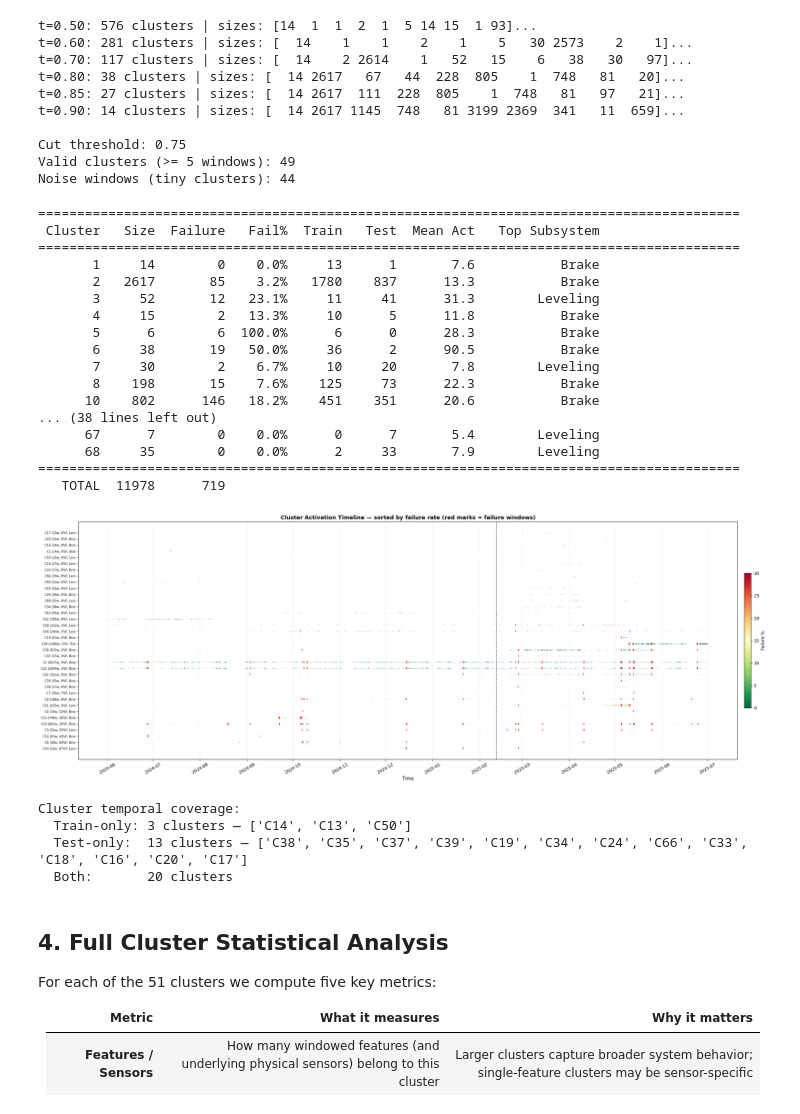
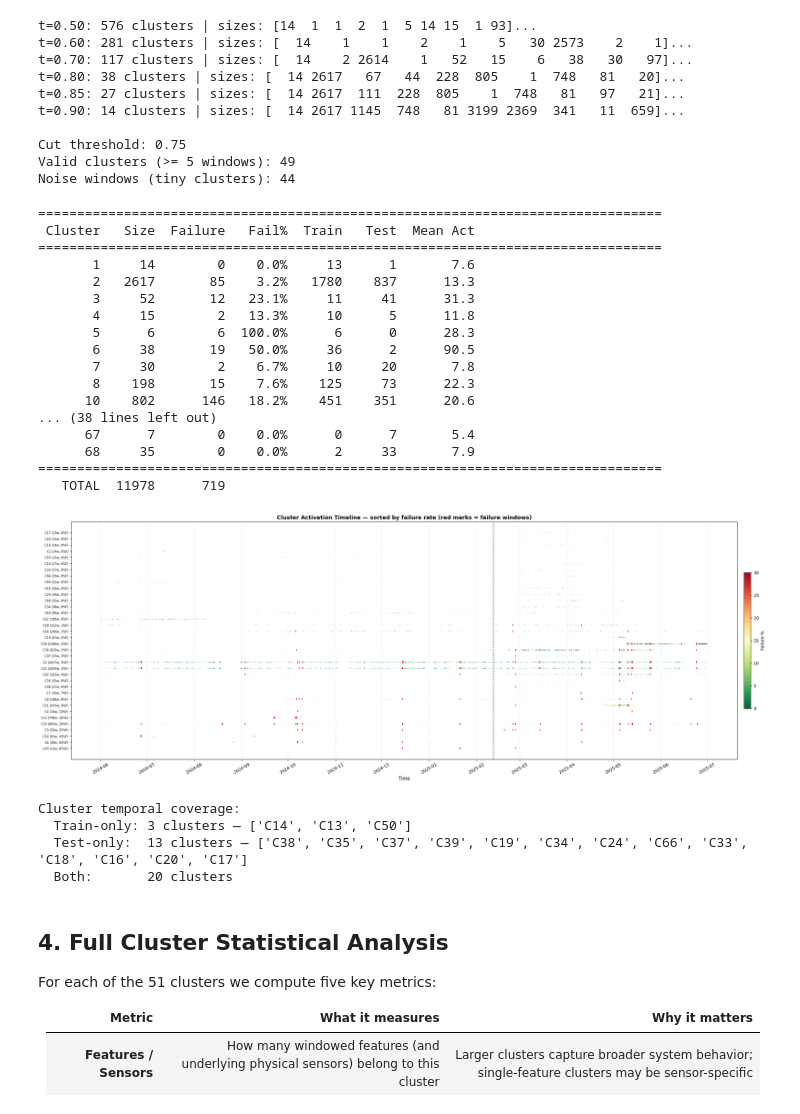
Before and after one commit to Emir515/Kurtulus-thesis, a Jupyter notebook: notebooks/04_anomaly_detection_cluster_analysis.ipynb, the cells around one changed output. Drawn from its saved outputs; the diff is of its cells as text; code cells hidden in the pictures.

```diff
--- a/notebooks/04_anomaly_detection_cluster_analysis.ipynb
+++ b/notebooks/04_anomaly_detection_cluster_analysis.ipynb
@@ -171,19 +171,7 @@ print(f'\nTop 30 most frequently activated features:')
 top30 = feat_freq.head(30)
 for f, count in top30.items():
     pct = count / len(anom_activations) * 100
-    sub = feat_subsystem[f]
-    print(f'  {f:55s} {sub:10s} {count:5d} ({pct:5.1f}%)')
-
-# Subsystem activation frequency
-print(f'\nActivation frequency by subsystem:')
-sub_activation = {}
-for sub in ['Brake', 'Leveling', 'APU', 'Traction', 'Context', 'Asset']:
-    sub_feats = [f for f in feature_cols if feat_subsystem[f] == sub]
-    if sub_feats:
-        mean_act = anom_activations[sub_feats].sum(axis=1).mean()
-        any_act = (anom_activations[sub_feats].sum(axis=1) > 0).mean()
-        sub_activation[sub] = {'n_features': len(sub_feats), 'mean_activated': mean_act, 'pct_windows_any': any_act * 100}
-        print(f'  {sub:10s}: {len(sub_feats):3d} features | mean activated per window: {mean_act:.1f} | present in {any_act*100:.1f}% of anomalous windows')
+    print(f'  {f:55s} {count:5d} ({pct:5.1f}%)')
 
 # Never-activated features
 never_activated = (feat_freq == 0).sum()
@@ -323,10 +311,10 @@ Cut threshold: 0.75
 Valid clusters (>= 5 windows): 49
 Noise windows (tiny clusters): 44
 # %%
-# â”€â”€ Cluster summary â”€â”€
-print(f'\n{"="*90}')
-print(f'{"Cluster":>8} {"Size":>6} {"Failure":>8} {"Fail%":>7} {"Train":>6} {"Test":>6} {"Mean Act":>9} {"Top Subsystem":>15}')
-print(f'{"="*90}')
+# ── Cluster summary ──
+print(f'\n{"="*80}')
+print(f'{"Cluster":>8} {"Size":>6} {"Failure":>8} {"Fail%":>7} {"Train":>6} {"Test":>6} {"Mean Act":>9}')
+print(f'{"="*80}')
 
 cluster_profiles = {}
 for cl in sorted(valid_clusters):
@@ -340,45 +328,33 @@ for cl in sorted(valid_clusters):
     n_test = (cl_meta['split'] == 'test').sum()
     mean_act = cl_meta['n_activated'].mean()
 
-    # Which subsystem dominates this cluster?
-    sub_acts = {}
-    for sub in ['Brake', 'Leveling', 'APU', 'Traction', 'Context', 'Asset']:
-        sub_feats = [f for f in active_feats if feat_subsystem[f] == sub]
-        if sub_feats:
-            sub_acts[sub] = cl_acts[sub_feats].sum().sum() / max(size, 1)
-    top_sub = max(sub_acts, key=sub_acts.get) if sub_acts else 'Unknown'
-
-    # Store profile: mean activation per feature
-    profile = cl_acts.mean()
     cluster_profiles[cl] = {
         'size': size, 'n_fail': n_fail, 'fail_pct': n_fail / size * 100,
         'n_train': n_train, 'n_test': n_test, 'mean_activated': mean_act,
-        'top_subsystem': top_sub, 'profile': profile,
-        'sub_activations': sub_acts,
     }
 
-    print(f'{cl:>8} {size:>6} {n_fail:>8} {n_fail/size*100:>6.1f}% {n_train:>6} {n_test:>6} {mean_act:>9.1f} {top_sub:>15}')
+    print(f'{cl:>8} {size:>6} {n_fail:>8} {n_fail/size*100:>6.1f}% {n_train:>6} {n_test:>6} {mean_act:>9.1f}')
 
-print(f'{"="*90}')
+print(f'{"="*80}')
 print(f'{"TOTAL":>8} {sum(c["size"] for c in cluster_profiles.values()):>6} '
       f'{sum(c["n_fail"] for c in cluster_profiles.values()):>8}')
 # %% [output]
-==========================================================================================
- Cluster   Size  Failure   Fail%  Train   Test  Mean Act   Top Subsystem
-==========================================================================================
-       1     14        0    0.0%     13      1       7.6           Brake
-       2   2617       85    3.2%   1780    837      13.3           Brake
-       3     52       12   23.1%     11     41      31.3        Leveling
-       4     15        2   13.3%     10      5      11.8           Brake
-       5      6        6  100.0%      6      0      28.3           Brake
-       6     38       19   50.0%     36      2      90.5           Brake
-       7     30        2    6.7%     10     20       7.8        Leveling
-       8    198       15    7.6%    125     73      22.3           Brake
-      10    802      146   18.2%    451    351      20.6           Brake
+================================================================================
+ Cluster   Size  Failure   Fail%  Train   Test  Mean Act
+================================================================================
+       1     14        0    0.0%     13      1       7.6
+       2   2617       85    3.2%   1780    837      13.3
+       3     52       12   23.1%     11     41      31.3
+       4     15        2   13.3%     10      5      11.8
+       5      6        6  100.0%      6      0      28.3
+       6     38       19   50.0%     36      2      90.5
+       7     30        2    6.7%     10     20       7.8
+       8    198       15    7.6%    125     73      22.3
+      10    802      146   18.2%    451    351      20.6
 ... (38 lines left out)
-      67      7        0    0.0%      0      7       5.4        Leveling
-      68     35        0    0.0%      2     33       7.9        Leveling
-==========================================================================================
+      67      7        0    0.0%      0      7       5.4
+      68     35        0    0.0%      2     33       7.9
+================================================================================
    TOTAL  11978      719
 # %%
 # ── Cluster activation timeline ──
@@ -424,38 +400,38 @@ ax.axvline(SPLIT_DATE, color='black', linestyle=':', linewidth=1.5, label='Train
 ylabels = []
 for cl in cl_show:
     p = cluster_profiles[cl]
-    ylabels.append(f"C{cl} ({p['size']}w, {p['fail_pct']:.0f}%F, {p['top_subsystem'][:3]})")
+    ylabels.append(f"C{cl} ({p['size']}w, {p['fail_pct']:.0f}%F)")
 
 ax.set_yticks(range(len(cl_show)))
 ax.set_yticklabels(ylabels, fontsize=7)
 ax.set_xlabel('Time', fontsize=11)
 ax.set_title('Cluster Activation Timeline — sorted by failure rate (red marks = failure windows)',
              fontsize=13, fontweight='bold')
 ax.xaxis.set_major_formatter(mdates.DateFormatter('%Y-%m'))
 ax.xaxis.set_major_locator(mdates.MonthLocator())
 plt.xticks(rotation=30)
 
 # Colorbar
 sm = plt.cm.ScalarMappable(cmap=cmap, norm=norm)
 sm.set_array([])
 cbar = plt.colorbar(sm, ax=ax, fraction=0.01, pad=0.01)
 cbar.set_label('Failure %')
 
 ax.grid(True, alpha=0.2, axis='x')
 plt.tight_layout()
 plt.savefig(os.path.join(OUT_DIR, 'cluster_activation_timeline.png'), dpi=150, bbox_inches='tight')
 plt.show()
 
 # Print which clusters are train-only vs test-only vs both
 print('\nCluster temporal coverage:')
 train_only = [c for c in cl_show if cluster_profiles[c]['n_test'] == 0]
 test_only = [c for c in cl_show if cluster_profiles[c]['n_train'] == 0]
 both = [c for c in cl_show if cluster_profiles[c]['n_train'] > 0 and cluster_profiles[c]['n_test'] > 0]
 print(f'  Train-only: {len(train_only)} clusters — {[f"C{c}" for c in train_only]}')
 print(f'  Test-only:  {len(test_only)} clusters — {[f"C{c}" for c in test_only]}')
 print(f'  Both:       {len(both)} clusters')
 # %% [output]
-[figure, old version]
+[figure, new version]
 Cluster temporal coverage:
   Train-only: 3 clusters — ['C14', 'C13', 'C50']
   Test-only:  13 clusters — ['C38', 'C35', 'C37', 'C39', 'C19', 'C34', 'C24', 'C66', 'C33', 'C18', 'C16', 'C20', 'C17']
```
Also changed, not shown: parts of 9 cells of this notebook.
